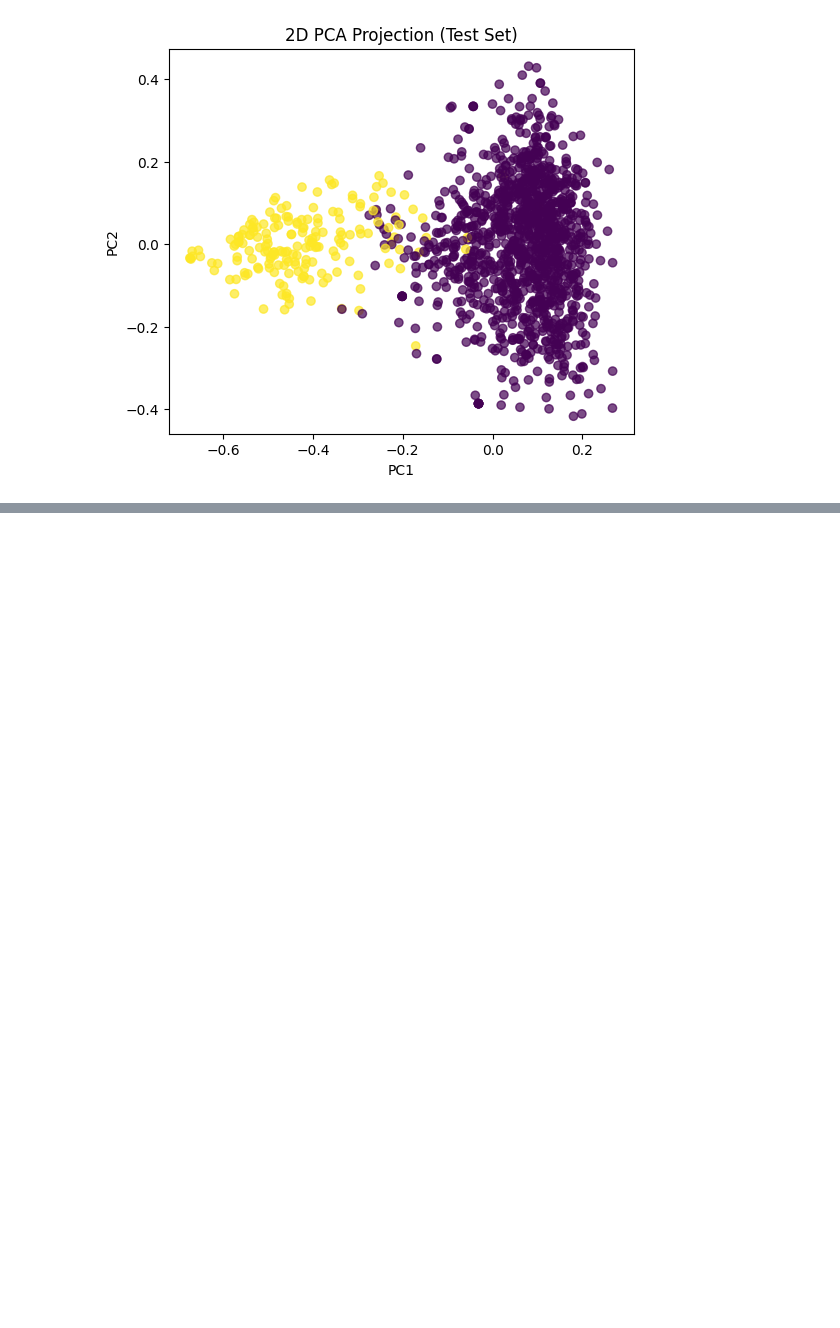
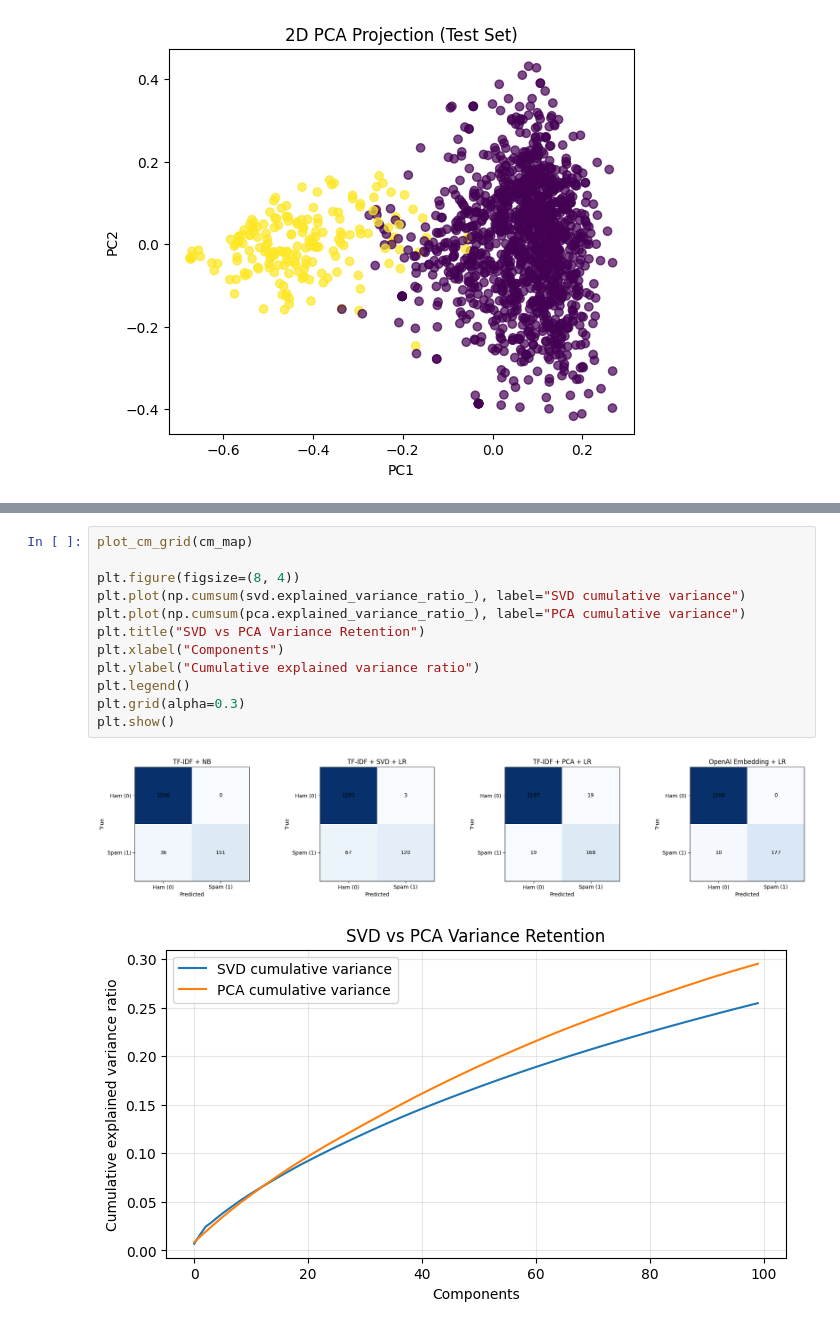
Before and after one commit to thuan20132000/conestoga-final-presentation-ml, a Jupyter notebook: ml_text_classification_outline.ipynb, the cells around one changed output, grey strips where cells are left out. Saved outputs shown, nothing was run; the diff lists cells and outputs as text; blank space fills up the shorter version.

```diff
--- a/ml_text_classification_outline.ipynb
+++ b/ml_text_classification_outline.ipynb
@@ -205,0 +721,15 @@ plt.show()
+# %%
+plot_cm_grid(cm_map)
+
+plt.figure(figsize=(8, 4))
+plt.plot(np.cumsum(svd.explained_variance_ratio_), label="SVD cumulative variance")
+plt.plot(np.cumsum(pca.explained_variance_ratio_), label="PCA cumulative variance")
+plt.title("SVD vs PCA Variance Retention")
+plt.xlabel("Components")
+plt.ylabel("Cumulative explained variance ratio")
+plt.legend()
+plt.grid(alpha=0.3)
+plt.show()
+# %% [output]
+[figure, added]
+[figure, added]
```
Also changed, not shown: parts of 23 cells of this notebook.
